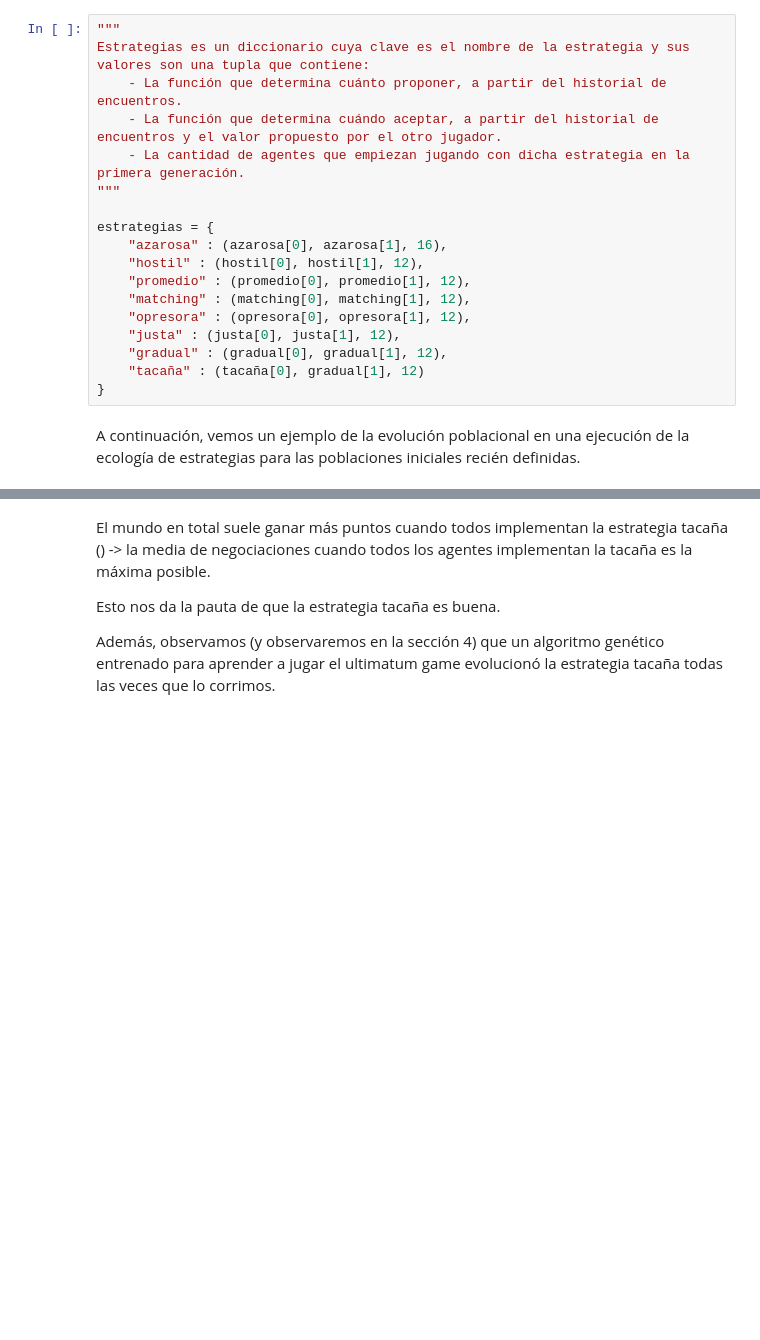
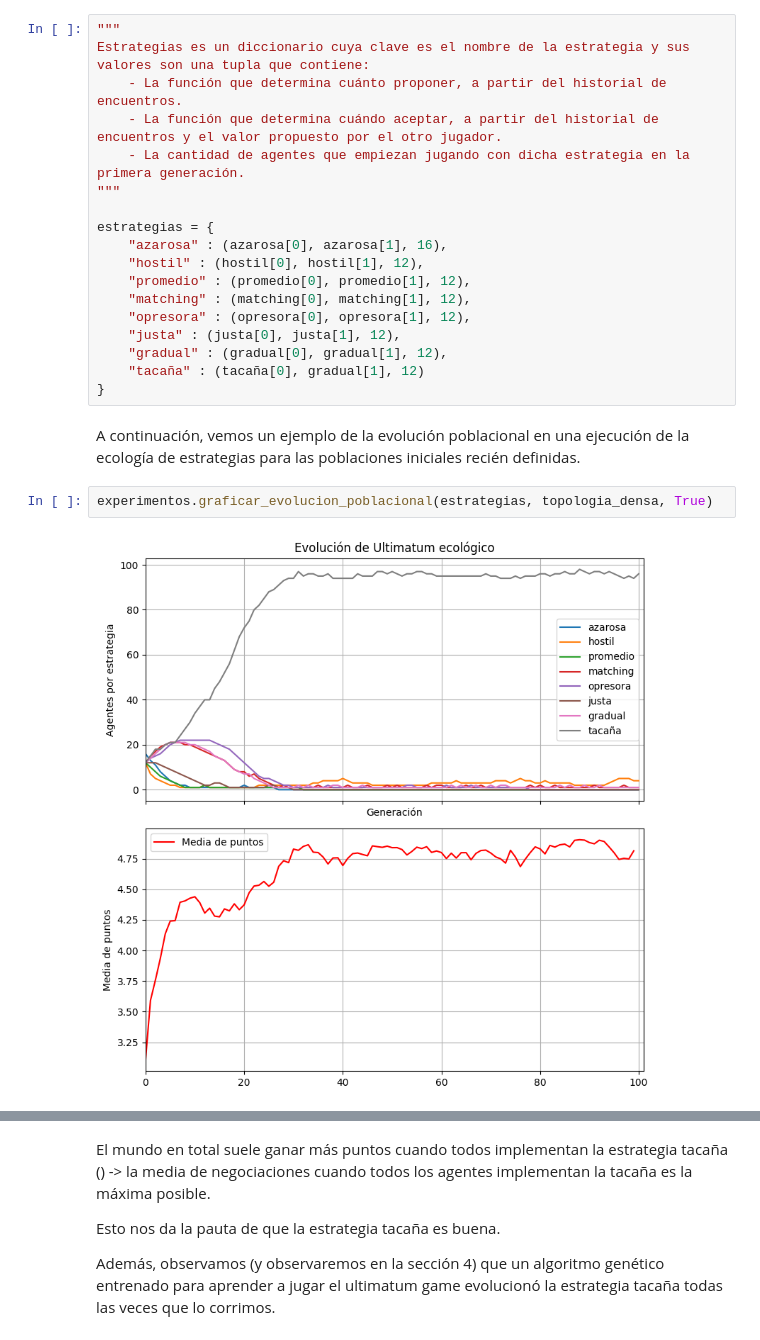
Before and after one commit to matuneville/ultimatum-game-model, a Jupyter notebook: src/informe.ipynb, the cells around one changed output, grey strips where cells are left out. Saved outputs shown, nothing was run; the diff lists cells and outputs as text; blank space fills up the shorter version.

```diff
--- a/src/informe.ipynb
+++ b/src/informe.ipynb
@@ -164,3 +162,7 @@ estrategias = {
 }
 # %% [markdown]
 A continuación, vemos un ejemplo de la evolución poblacional en una ejecución de la ecología de estrategias para las poblaciones iniciales recién definidas.
+# %%
+experimentos.graficar_evolucion_poblacional(estrategias, topologia_densa, True)
+# %% [output]
+[figure, added]
```
Also changed, not shown: parts of 23 cells of this notebook, 3 other files.
